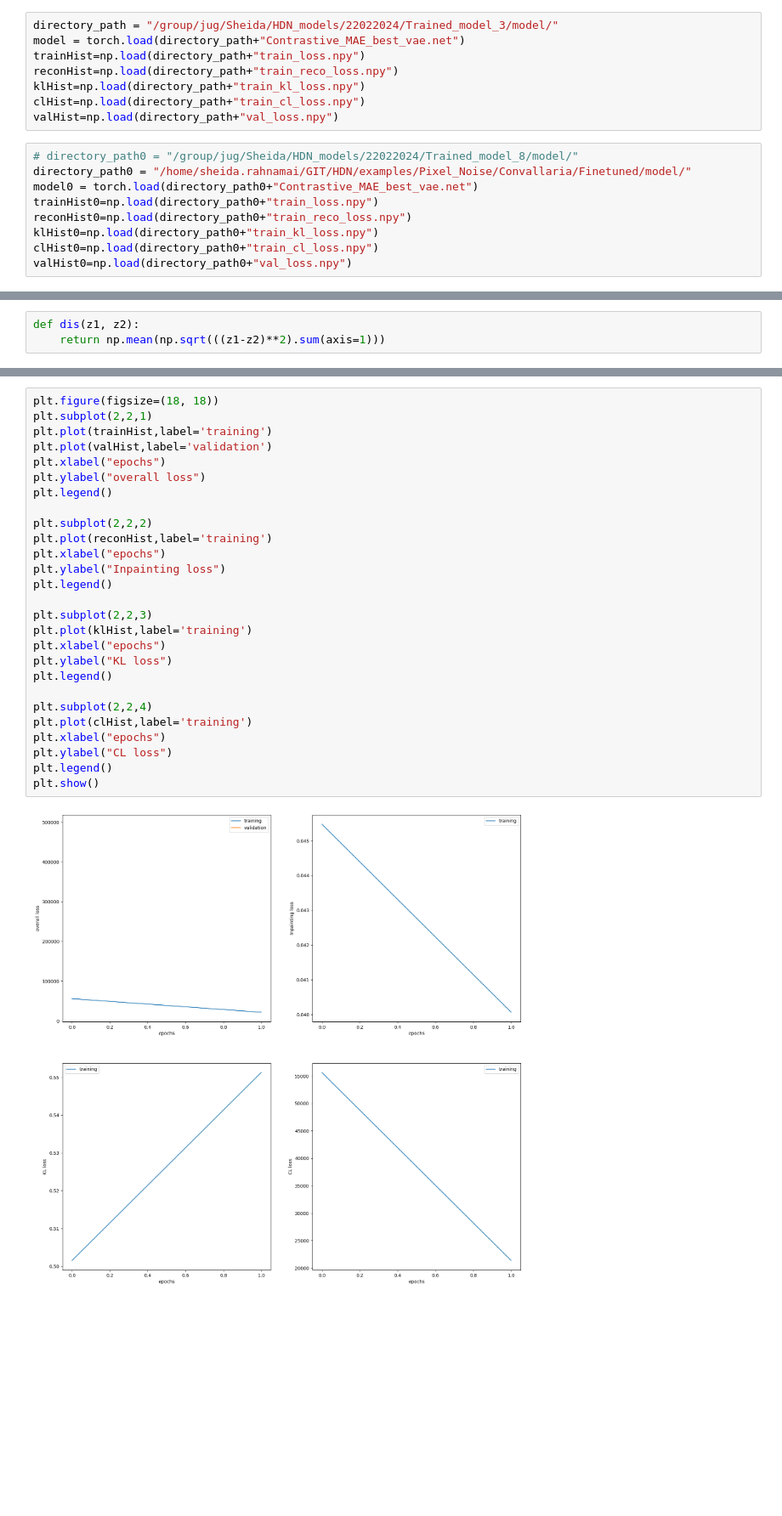
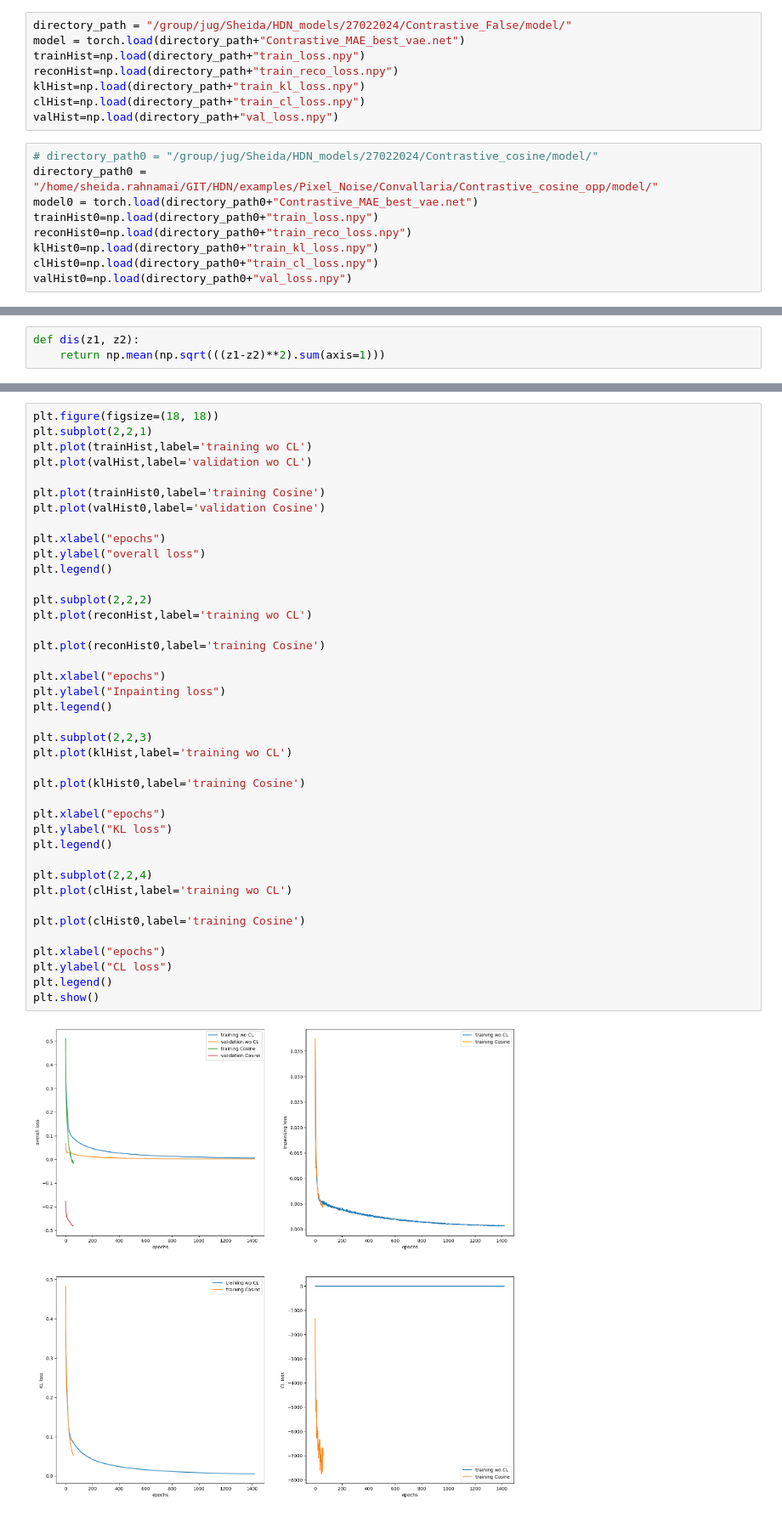
Before and after one commit to shei-dark/HDN, a Jupyter notebook: examples/Pixel_Noise/Convallaria/2-Training.ipynb, the cells around one changed output, grey strips where cells are left out. Shown at 85% size. Cells and saved outputs as stored; diff of their text form; blank space fills up the shorter version.

```diff
--- a/examples/Pixel_Noise/Convallaria/2-Training.ipynb
+++ b/examples/Pixel_Noise/Convallaria/2-Training.ipynb
@@ -122,7 +97,7 @@ training.train_network(model=model,lr=lr,max_epochs=max_epochs,steps_per_epoch=s
                        virtual_batch=virtual_batch,gaussian_noise_std=gaussian_noise_std,
                        model_name=model_name,val_loss_patience=30, debug=debug, save_output=save_output, project_name=project, batch_size=batch_size)
 # %%
-directory_path = "/group/jug/Sheida/HDN_models/22022024/Trained_model_3/model/"
+directory_path = "/group/jug/Sheida/HDN_models/27022024/Contrastive_False/model/"
 model = torch.load(directory_path+"Contrastive_MAE_best_vae.net")
 trainHist=np.load(directory_path+"train_loss.npy")
 reconHist=np.load(directory_path+"train_reco_loss.npy")
@@ -130,8 +105,8 @@ klHist=np.load(directory_path+"train_kl_loss.npy")
 clHist=np.load(directory_path+"train_cl_loss.npy")
 valHist=np.load(directory_path+"val_loss.npy")
 # %%
-# directory_path0 = "/group/jug/Sheida/HDN_models/22022024/Trained_model_8/model/"
-directory_path0 = "/home/sheida.rahnamai/GIT/HDN/examples/Pixel_Noise/Convallaria/Finetuned/model/"
+# directory_path0 = "/group/jug/Sheida/HDN_models/27022024/Contrastive_cosine/model/"
+directory_path0 = "/home/sheida.rahnamai/GIT/HDN/examples/Pixel_Noise/Convallaria/Contrastive_cosine_opp/model/"
 model0 = torch.load(directory_path0+"Contrastive_MAE_best_vae.net")
 trainHist0=np.load(directory_path0+"train_loss.npy")
 reconHist0=np.load(directory_path0+"train_reco_loss.npy")
@@ -270,29 +302,42 @@ axs.hist(golgi_hist, bins=n_bins)
 # %%
 plt.figure(figsize=(18, 18))
 plt.subplot(2,2,1)
-plt.plot(trainHist,label='training')
-plt.plot(valHist,label='validation')
+plt.plot(trainHist,label='training wo CL')
+plt.plot(valHist,label='validation wo CL')
+
+plt.plot(trainHist0,label='training Cosine')
+plt.plot(valHist0,label='validation Cosine')
+
 plt.xlabel("epochs")
 plt.ylabel("overall loss")
 plt.legend()
 
 plt.subplot(2,2,2)
-plt.plot(reconHist,label='training')
+plt.plot(reconHist,label='training wo CL')
+
+plt.plot(reconHist0,label='training Cosine')
+
 plt.xlabel("epochs")
 plt.ylabel("Inpainting loss")
 plt.legend()
 
 plt.subplot(2,2,3)
-plt.plot(klHist,label='training')
+plt.plot(klHist,label='training wo CL')
+
+plt.plot(klHist0,label='training Cosine')
+
 plt.xlabel("epochs")
 plt.ylabel("KL loss")
 plt.legend()
 
 plt.subplot(2,2,4)
-plt.plot(clHist,label='training')
+plt.plot(clHist,label='training wo CL')
+
+plt.plot(clHist0,label='training Cosine')
+
 plt.xlabel("epochs")
 plt.ylabel("CL loss")
 plt.legend()
 plt.show()
 # %% [output]
-[figure, old version]
+[figure, new version]
```
Also changed, not shown: parts of 11 cells of this notebook, 5 other files.
